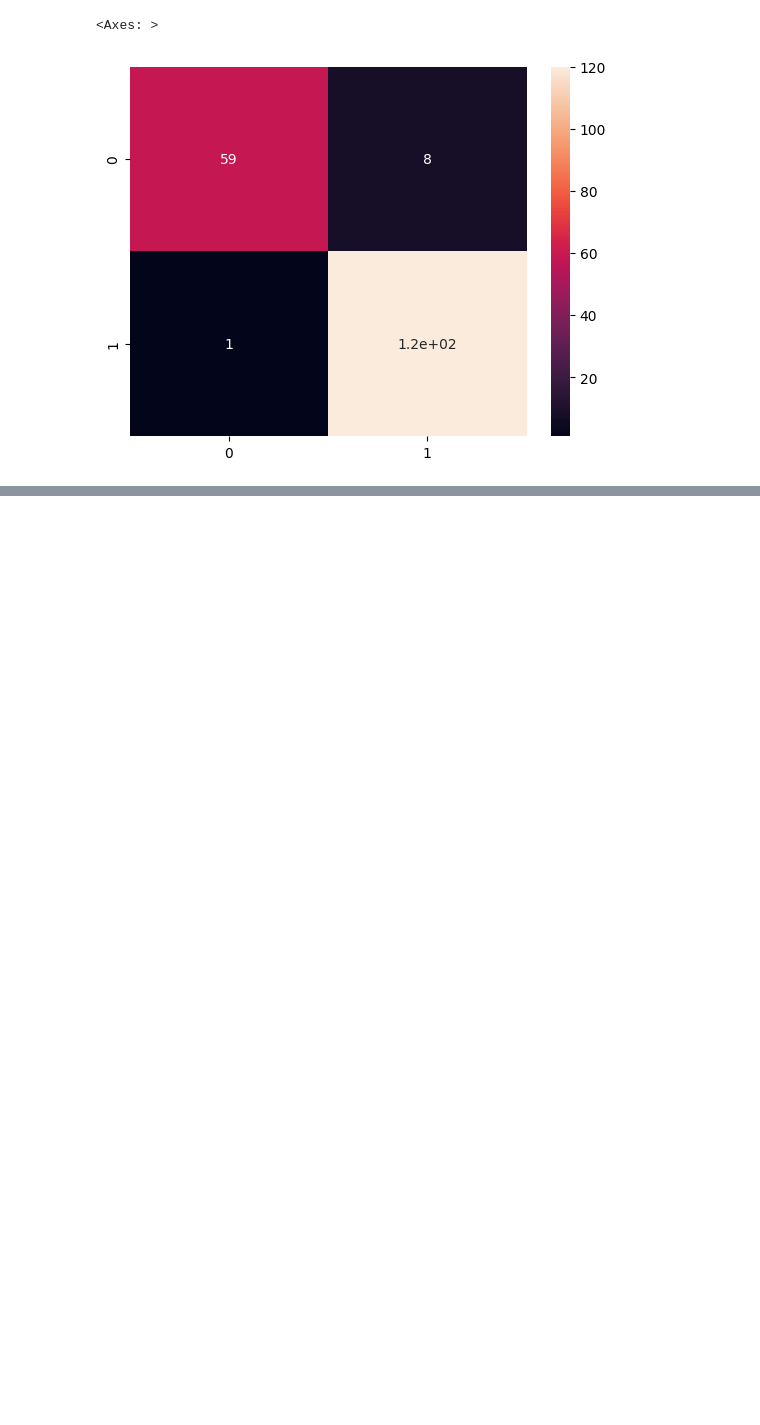
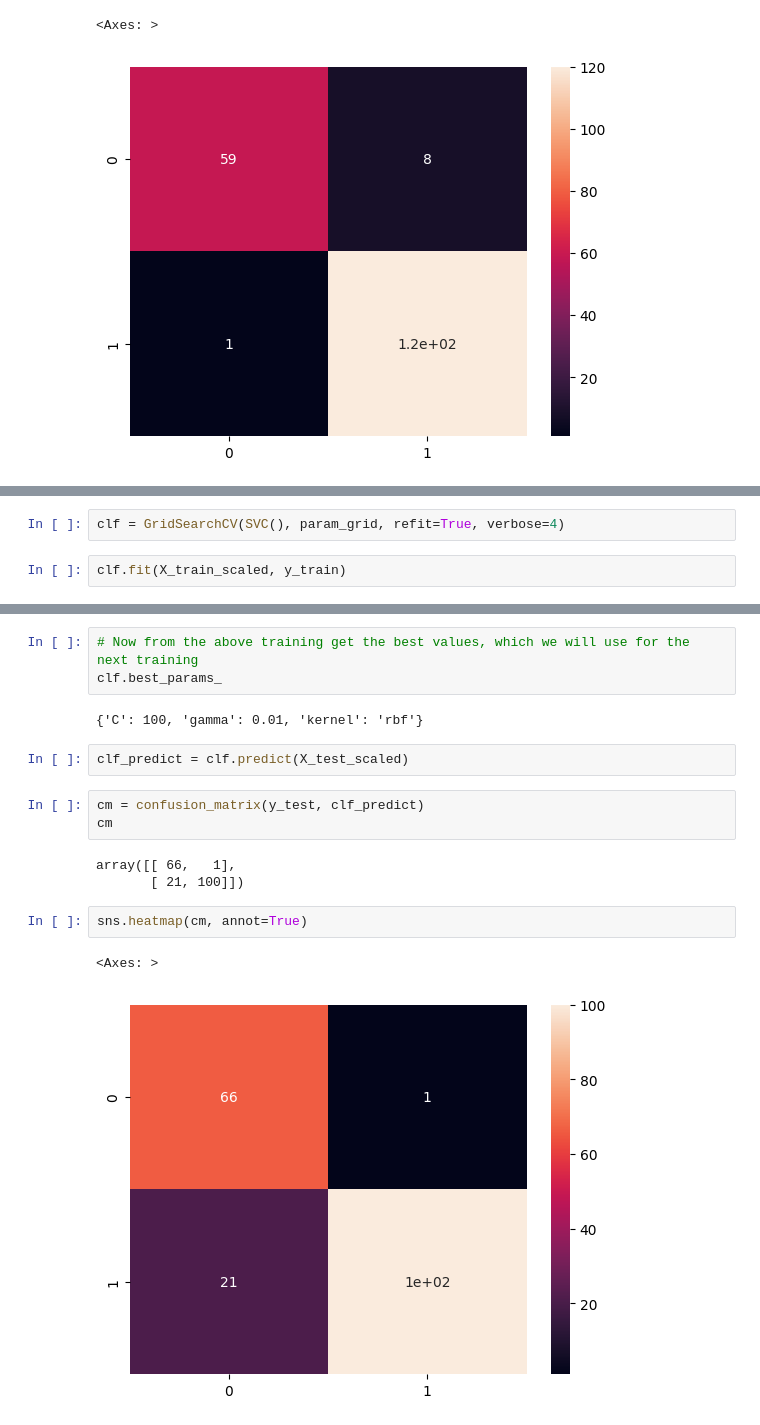
Before and after one commit to Priyo-prog/Machine-Learning, a Jupyter notebook: Breast Cancer Classification SVM/breast_cancer_classification_svm.ipynb, the cells around one changed output, grey strips where cells are left out. Cells and saved outputs as stored; diff of their text form; blank space fills up the shorter version.

```diff
--- a/Breast Cancer Classification SVM/breast_cancer_classification_svm.ipynb
+++ b/Breast Cancer Classification SVM/breast_cancer_classification_svm.ipynb
@@ -161,0 +236,4 @@ sns.heatmap(cm, annot=True)
+# %%
+clf = GridSearchCV(SVC(), param_grid, refit=True, verbose=4)
+# %%
+clf.fit(X_train_scaled, y_train)
@@ -161,0 +262,18 @@ sns.heatmap(cm, annot=True)
+# %%
+# Now from the above training get the best values, which we will use for the next training
+clf.best_params_
+# %% [output]
+{'C': 100, 'gamma': 0.01, 'kernel': 'rbf'}
+# %%
+clf_predict = clf.predict(X_test_scaled)
+# %%
+cm = confusion_matrix(y_test, clf_predict)
+cm
+# %% [output]
+array([[ 66,   1],
+       [ 21, 100]])
+# %%
+sns.heatmap(cm, annot=True)
+# %% [output]
+<Axes: >
+[figure, added]
```
Also changed, not shown: parts of 17 cells of this notebook.
